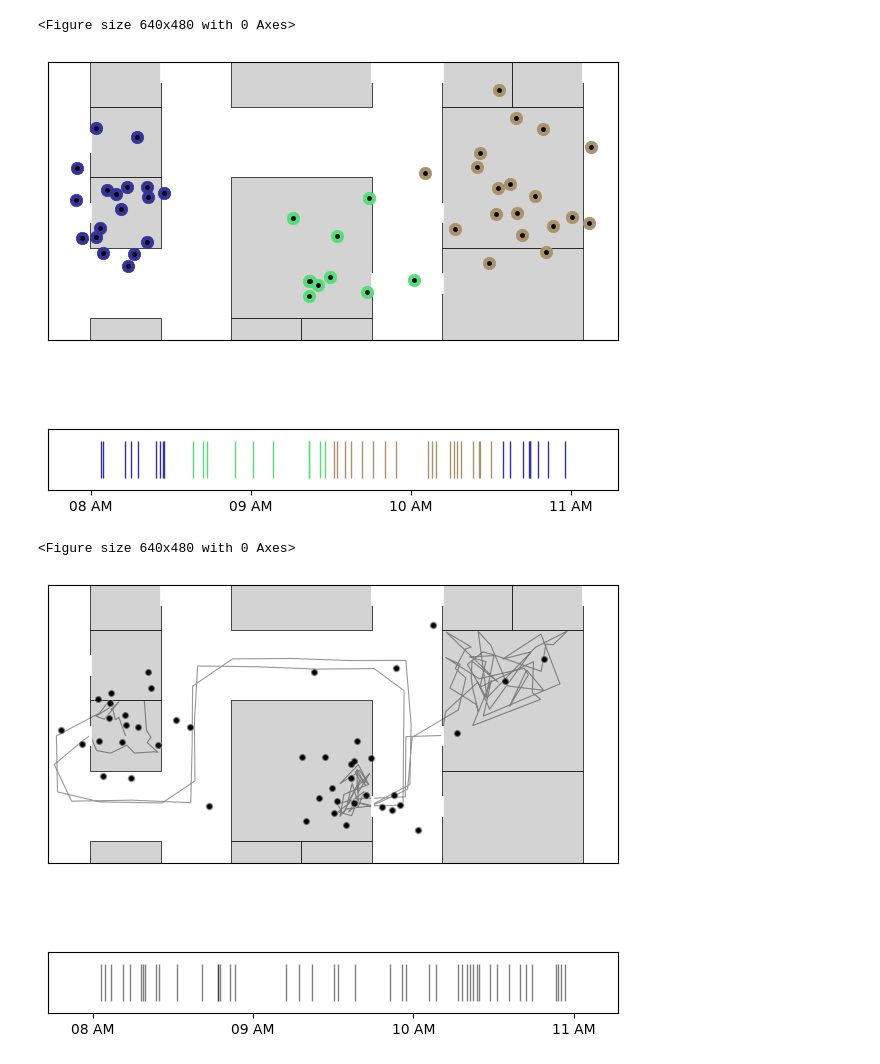
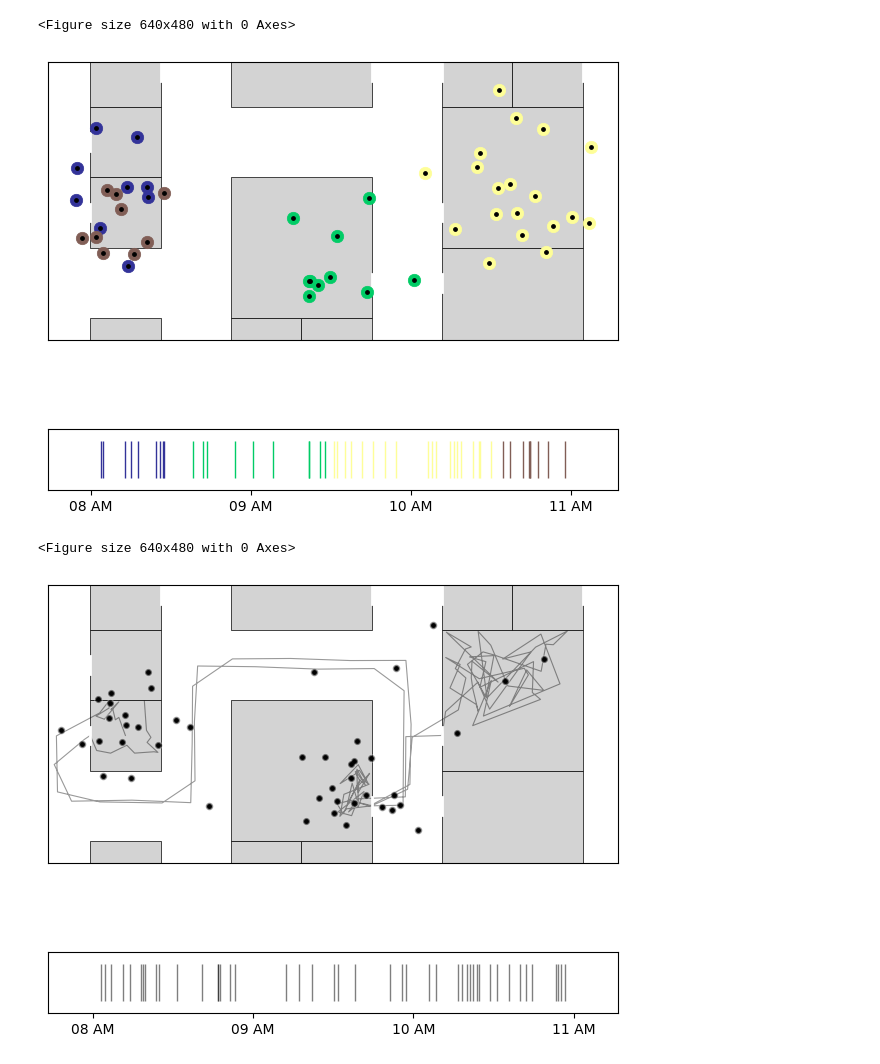
Before and after one commit to Watts-Lab/nomad, a Jupyter notebook: examples/research/robustness-of-algorithms/lachesis_examples_hdbscan_paper.ipynb, the cells around one changed output. Cells and saved outputs as stored; diff of their text form; code cells hidden in the pictures.

```diff
--- a/examples/research/robustness-of-algorithms/lachesis_examples_hdbscan_paper.ipynb
+++ b/examples/research/robustness-of-algorithms/lachesis_examples_hdbscan_paper.ipynb
@@ -403,14 +403,15 @@ colors = {
     'default': 'lightgrey'
 }
 
+
+# normal
+labels = LACHESIS.lachesis_labels(data=Charlie.sparse_traj, dt_max=30, delta_roam=3, dur_min=5)
+
 # many visits one point
 # labels = LACHESIS.lachesis_labels(data=Charlie.sparse_traj, dt_max=30, delta_roam=2, dur_min=5)
 
 # temporal overlap DBSCAN
 # labels = DBSCAN.ta_dbscan_labels(Charlie.sparse_traj, time_thresh=180, dist_thresh=1, min_pts=3)
-
-# splitting
-# labels = LACHESIS.lachesis_labels(data=Charlie.sparse_traj, dt_max=30, delta_roam=1, dur_min=5)
 
 # splitting
 # labels = LACHESIS.lachesis_labels(data=Charlie.sparse_traj, dt_max=30, delta_roam=1, dur_min=5)
@@ -443,35 +444,35 @@ num_clusters = len(unique_clusters)
 # Plot noise points (black)
 noise_mask = labels == -1
 if noise_mask.any():
     noise_data = Charlie.sparse_traj[noise_mask]
     ax_map.scatter(noise_data['x'], noise_data['y'],
                   s=30, color='black', alpha=0.5, zorder=2, edgecolor='white', linewidth=0.5)
 
 # Plot each cluster with matching colors
 if num_clusters > 0:
     for cid in unique_clusters:
         cluster_mask = labels == cid
         if cluster_mask.any():
             cluster_data = Charlie.sparse_traj[cluster_mask]
             col = cmap_obj(cid / num_clusters)
             ax_map.scatter(cluster_data['x'], cluster_data['y'],
                           s=80, color=col, alpha=1, zorder=3, linewidth=0.5)
 
 # Add small black dots on top for all points
 ax_map.scatter(Charlie.sparse_traj['x'], Charlie.sparse_traj['y'],
               s=6, color='black', alpha=1, zorder=4)
 
 # ax_map.set_title('Lachesis Stop Detection', fontsize=14, pad=10, fontweight='bold')
 
 # Barcode with same colormap
 plot_time_barcode_colored(Charlie.sparse_traj['timestamp'], labels, ax=ax_barcode,
                           cmap='terrain', set_xlim=True)
 
 plt.tight_layout()
 plt.show()
-plt.savefig('figure1_clusters.svg', format='svg')
+plt.savefig('normal_clusters.svg', format='svg')
 # %% [output]
-[figure, old version]
+[figure, new version]
 <Figure size 640x480 with 0 Axes>
 # %%
 fig, (ax_map, ax_barcode) = plt.subplots(2, 1, figsize=(6,6.5),
```
Also changed, not shown: parts of 1 cell of this notebook, 6 other files.
